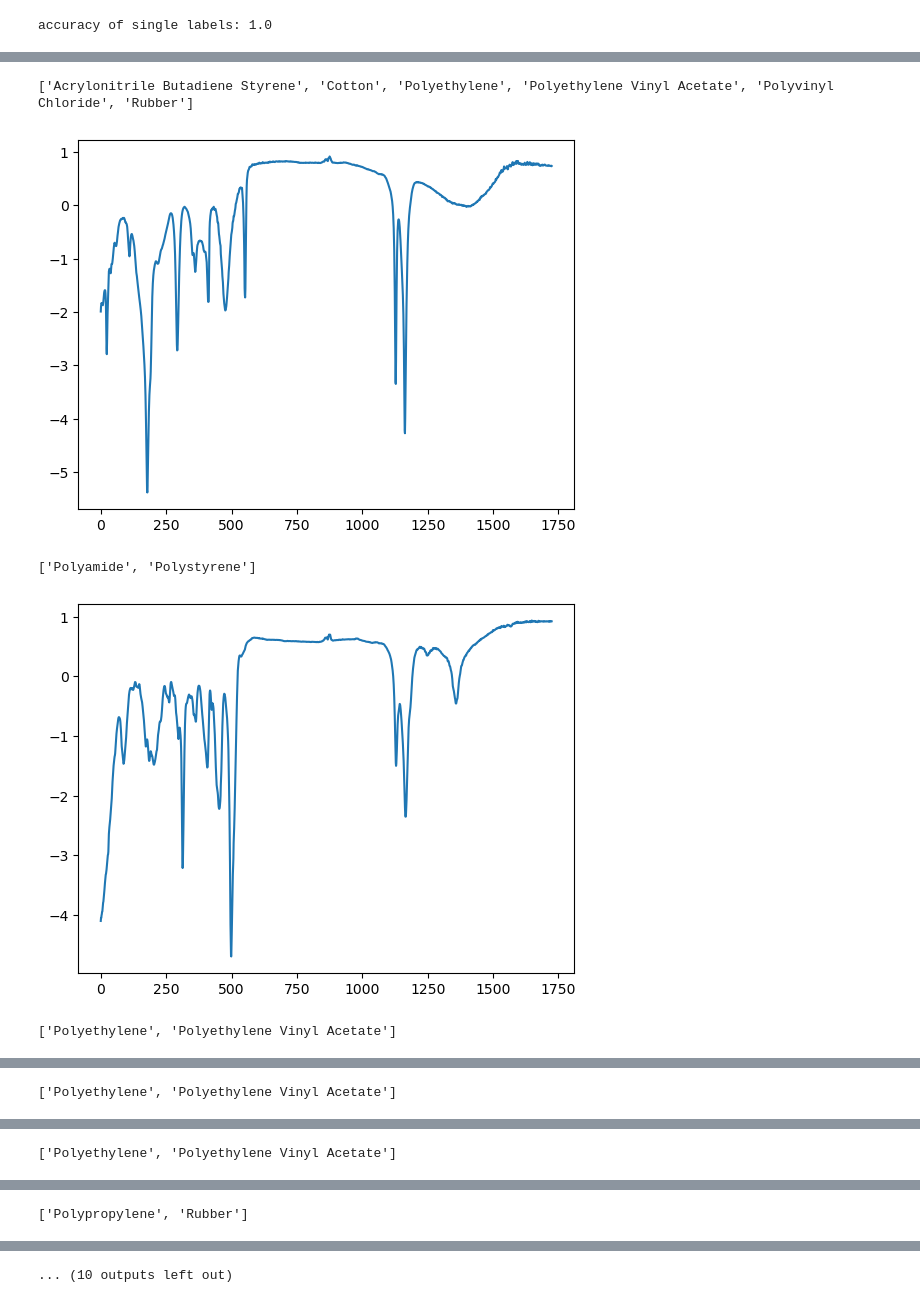
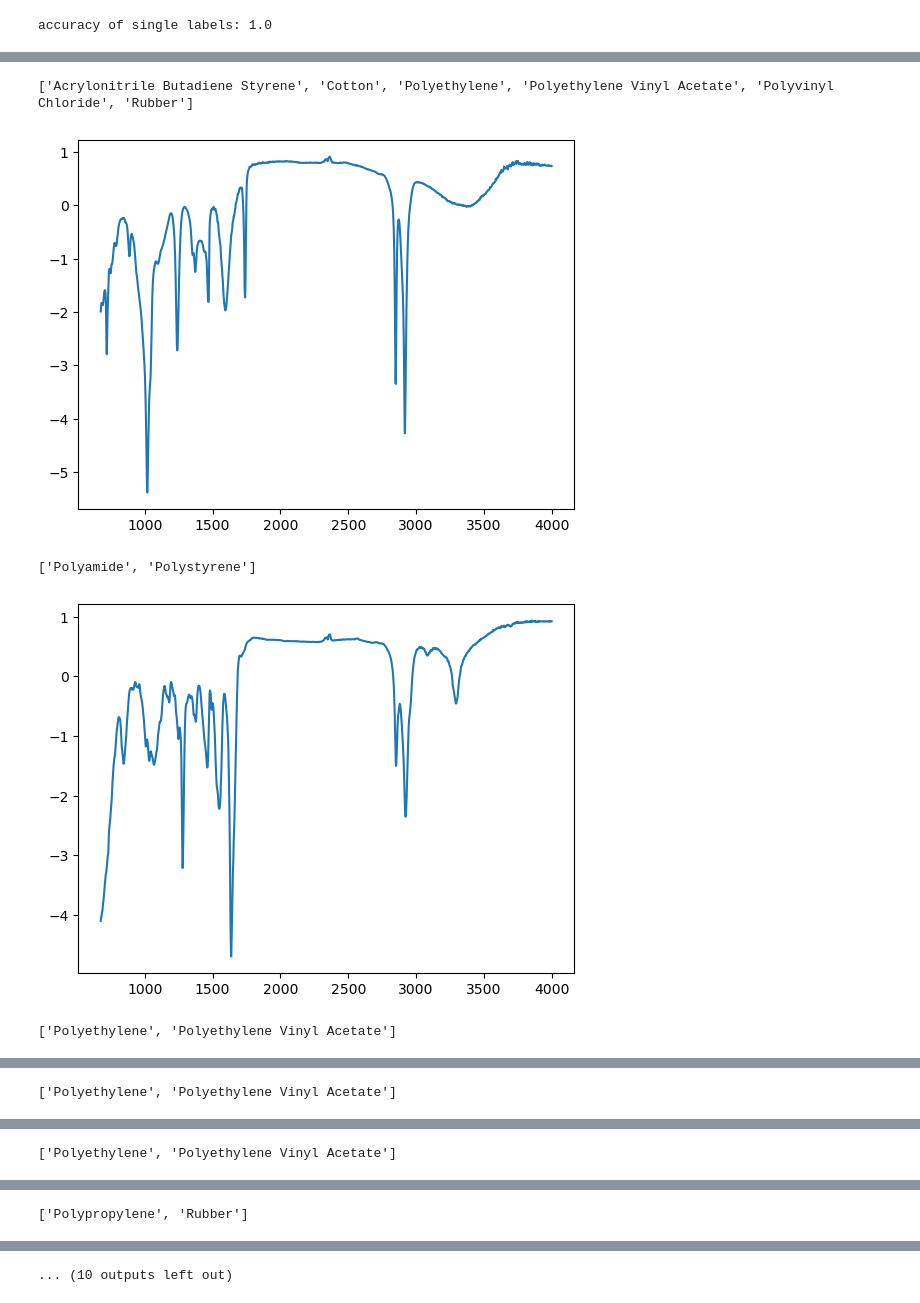
Before and after one commit to eochoarv/conformal-hqi, a Jupyter notebook: usage_example.ipynb, the cells around one changed output, grey strips where cells are left out. Cells and saved outputs as stored; diff of their text form; code cells hidden in the pictures.

```diff
--- a/usage_example.ipynb
+++ b/usage_example.ipynb
@@ -35,0 +24,5 @@ X_test = (X_test - X_test.mean(1)[:, None]) / X_test.std(1)[:, None]
+# %%
+# Read calibration set
+calibration_set = pd.read_csv('calibration_set.csv')
+del calibration_set['Unnamed: 0']
+calibration_set.head()
@@ -35,0 +37,5 @@ X_test = (X_test - X_test.mean(1)[:, None]) / X_test.std(1)[:, None]
+# %%
+# Read test set
+test_set = pd.read_csv('test_set.csv')
+del test_set['Unnamed: 0']
+test_set.head()
@@ -42,8 +108,10 @@ Polyethylene Vinyl Acetate
 # %% [markdown]
 ## Calculate HQI
 # %%
-# Pearson Correlation Coefficient
-smx_p = smx_pcc(X_train, X_test, label_train)
+# Nearest Neighbor
 
-# Nearest Neighbor
-smx_n = smx_nn(X_train, X_test, label_train)
+# Calculate HQI for calibration set
+smx_cal = smx_nn(X_train, X_cal, label_train)
+
+# Calculate HQI for test set
+smx_test = smx_nn(X_train, X_test, label_train)
@@ -58,7 +119,11 @@ y_val = label_table.iloc[val_labels, 1].to_numpy()
 ## Perform Conformal Prediction over the test set
 # %%
 # Set confidence level 1 - alpha
+n = smx_cal.shape[0]
 alpha = 0.1
-(prediction_sets, empirical_coverage), qhat = conform_pref(cal_smx, val_smx, cal_labels, n, alpha, val_labels, cond=0)
+prediction_sets, qhat = conform_pref(smx_cal, smx_test, label_cal, n, alpha, cond=0)
+
+# Calculate the empirical confidence
+empirical_confidence = prediction_sets[np.arange(label_test.shape[0]),label_test].mean()
 # %%
 print('Threshold used: '+str(int(100*(1-qhat))/100))
@@ -112,12 +178,11 @@ accuracy of single labels: 1.0
 # %%
 for i in mult_label:
-    j = test_index[i]
     print(prediction_sets_n[i])
-    plt.plot(X_test[j])
+    plt.plot(wl_list, X_test[i])
     plt.show()
 # %% [output]
 ['Acrylonitrile Butadiene Styrene', 'Cotton', 'Polyethylene', 'Polyethylene Vinyl Acetate', 'Polyvinyl Chloride', 'Rubber']
-[figure, old version]
+[figure, new version]
 ['Polyamide', 'Polystyrene']
-[figure, old version]
+[figure, new version]
 ['Polyethylene', 'Polyethylene Vinyl Acetate']
```
Also changed, not shown: parts of 17 cells of this notebook, 8 other files.
